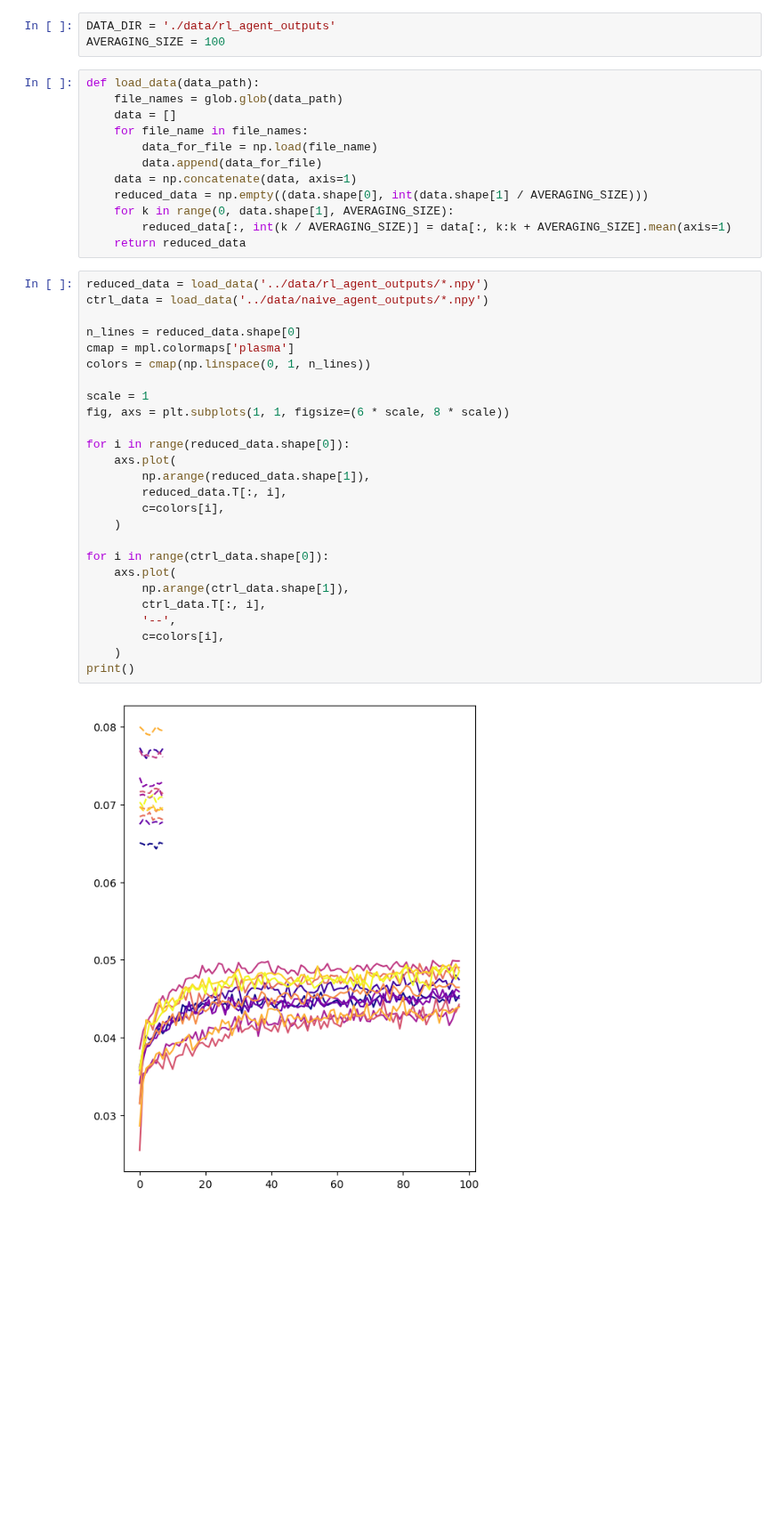
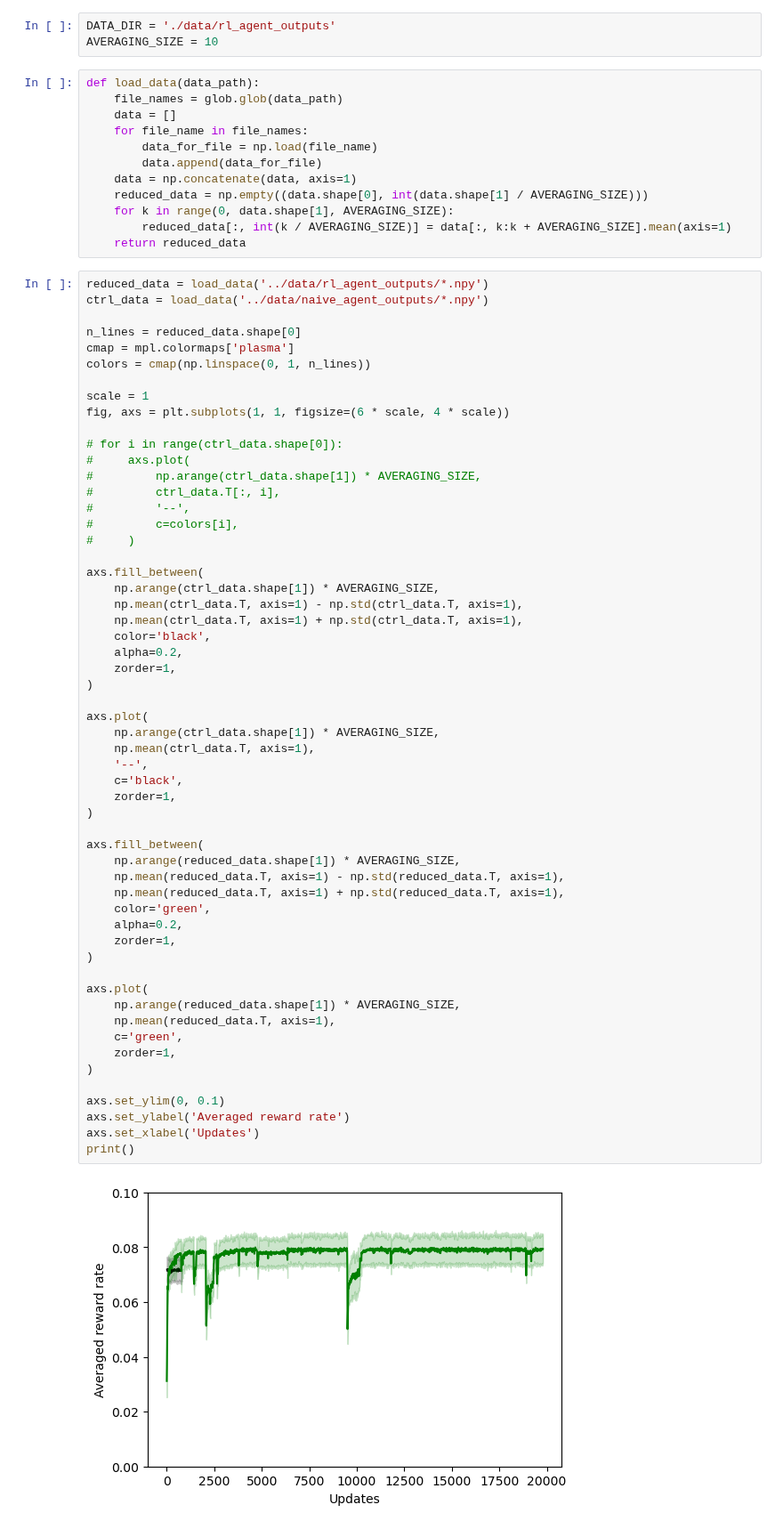
Before and after one commit to davidgbe/favorably_connected, a Jupyter notebook: notebooks/learning_baseline_analysis_v1.ipynb, the cells around one changed output. Shown at 89% size. Saved outputs shown, nothing was run; the diff lists cells and outputs as text; blank space fills up the shorter version.

Commit message:
agent that works on deterministic rewards

```diff
--- a/notebooks/learning_baseline_analysis_v1.ipynb
+++ b/notebooks/learning_baseline_analysis_v1.ipynb
@@ -6,7 +6,7 @@ import matplotlib as mpl
 import matplotlib.pyplot as plt
 # %%
 DATA_DIR = './data/rl_agent_outputs'
-AVERAGING_SIZE = 100
+AVERAGING_SIZE = 10
 # %%
 def load_data(data_path):
     file_names = glob.glob(data_path)
@@ -22,28 +22,58 @@ def load_data(data_path):
 # %%
 reduced_data = load_data('../data/rl_agent_outputs/*.npy')
 ctrl_data = load_data('../data/naive_agent_outputs/*.npy')
 
 n_lines = reduced_data.shape[0]
 cmap = mpl.colormaps['plasma']
 colors = cmap(np.linspace(0, 1, n_lines))
 
 scale = 1
-fig, axs = plt.subplots(1, 1, figsize=(6 * scale, 8 * scale))
+fig, axs = plt.subplots(1, 1, figsize=(6 * scale, 4 * scale))
 
-for i in range(reduced_data.shape[0]):
-    axs.plot(
-        np.arange(reduced_data.shape[1]),
-        reduced_data.T[:, i],
-        c=colors[i],
-    )
+# for i in range(ctrl_data.shape[0]):
+#     axs.plot(
+#         np.arange(ctrl_data.shape[1]) * AVERAGING_SIZE,
+#         ctrl_data.T[:, i],
+#         '--',
+#         c=colors[i],
+#     )
 
-for i in range(ctrl_data.shape[0]):
-    axs.plot(
-        np.arange(ctrl_data.shape[1]),
-        ctrl_data.T[:, i],
-        '--',
-        c=colors[i],
-    )
+axs.fill_between(
+    np.arange(ctrl_data.shape[1]) * AVERAGING_SIZE,
+    np.mean(ctrl_data.T, axis=1) - np.std(ctrl_data.T, axis=1),
+    np.mean(ctrl_data.T, axis=1) + np.std(ctrl_data.T, axis=1),
+    color='black',
+    alpha=0.2,
+    zorder=1,
+)
+
+axs.plot(
+    np.arange(ctrl_data.shape[1]) * AVERAGING_SIZE,
+    np.mean(ctrl_data.T, axis=1),
+    '--',
+    c='black',
+    zorder=1,
+)
+
+axs.fill_between(
+    np.arange(reduced_data.shape[1]) * AVERAGING_SIZE,
+    np.mean(reduced_data.T, axis=1) - np.std(reduced_data.T, axis=1),
+    np.mean(reduced_data.T, axis=1) + np.std(reduced_data.T, axis=1),
+    color='green',
+    alpha=0.2,
+    zorder=1,
+)
+
+axs.plot(
+    np.arange(reduced_data.shape[1]) * AVERAGING_SIZE,
+    np.mean(reduced_data.T, axis=1),
+    c='green',
+    zorder=1,
+)
+
+axs.set_ylim(0, 0.1)
+axs.set_ylabel('Averaged reward rate')
+axs.set_xlabel('Updates')
 print()
 # %% [output]
-[figure, old version]
+[figure, new version]
```
Also changed, not shown: 5 other files.
